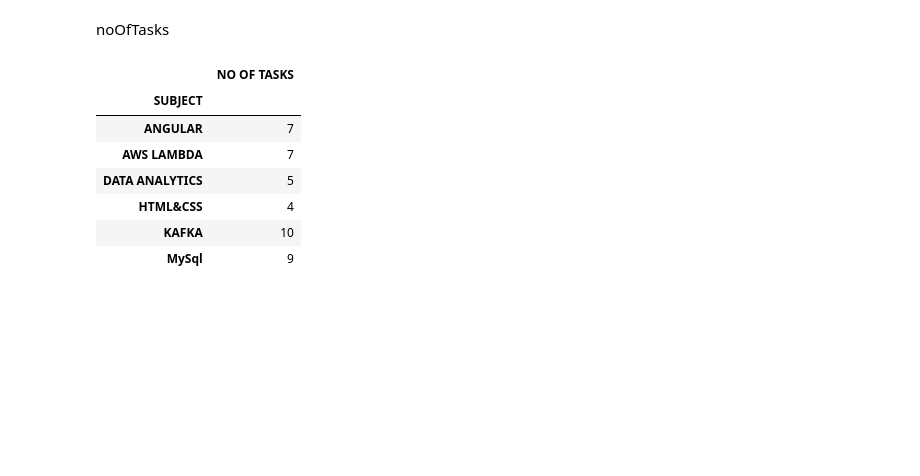
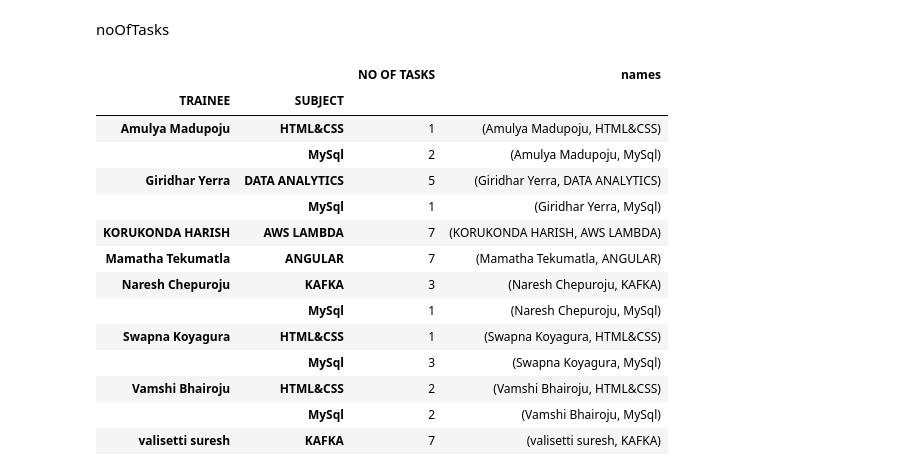
Before and after one commit to DMANTZTec/Tableau-Data-analytics, a Jupyter notebook: Data analytics with python/problems-2/plotting_charts.ipynb, the cells around one changed output. Drawn from its saved outputs; the diff is of its cells as text; code cells hidden in the pictures; blank space fills up the shorter version.

```diff
--- a/Data analytics with python/problems-2/plotting_charts.ipynb
+++ b/Data analytics with python/problems-2/plotting_charts.ipynb
@@ -28,16 +29,31 @@ data
 | 41 | Vamshi Bhairoju | VS2021103102 | MySql | Sql commands | sql create tables,queries,keys | DB00002 | 31/10/2021 | 2021-02-11 00:00:00 | 1 |
 # %% [markdown]
 noOfTasks
+# %%
+s = data.groupby(["TRAINEE", "SUBJECT"]).sum()
+s1 = s.index.to_numpy()
+s["names"] = s1
+s
+# %% [output]
+|  |  | NO OF TASKS | names |
+| TRAINEE | SUBJECT |  |  |
+| Amulya Madupoju | HTML&CSS | 1 | (Amulya Madupoju, HTML&CSS) |
+|  | MySql | 2 | (Amulya Madupoju, MySql) |
+| Giridhar Yerra | DATA ANALYTICS | 5 | (Giridhar Yerra, DATA ANALYTICS) |
+|  | MySql | 1 | (Giridhar Yerra, MySql) |
+| KORUKONDA HARISH | AWS LAMBDA | 7 | (KORUKONDA HARISH, AWS LAMBDA) |
+| Mamatha Tekumatla | ANGULAR | 7 | (Mamatha Tekumatla, ANGULAR) |
+| Naresh Chepuroju | KAFKA | 3 | (Naresh Chepuroju, KAFKA) |
+|  | MySql | 1 | (Naresh Chepuroju, MySql) |
+| Swapna Koyagura | HTML&CSS | 1 | (Swapna Koyagura, HTML&CSS) |
+|  | MySql | 3 | (Swapna Koyagura, MySql) |
+| Vamshi Bhairoju | HTML&CSS | 2 | (Vamshi Bhairoju, HTML&CSS) |
+|  | MySql | 2 | (Vamshi Bhairoju, MySql) |
+| valisetti suresh | KAFKA | 7 | (valisetti suresh, KAFKA) |
 # %%
-v = data.groupby(["SUBJECT"]).sum()
-v
+u= data.groupby(["TRAINEE"])
+# v["TRAINEES"] = v1
+# v.
 #data[(data["SUBJECT"]=="PYTHON") & (data["MONTH"] == ("09"))]
+# v2 = {n: n*n for n in v1}
+# v2
-# %% [output]
-|  | NO OF TASKS |
-| SUBJECT |  |
-| ANGULAR | 7 |
-| AWS LAMBDA | 7 |
-| DATA ANALYTICS | 5 |
-| HTML&CSS | 4 |
-| KAFKA | 10 |
-| MySql | 9 |
```
Also changed, not shown: parts of 15 cells of this notebook, 4 other files.
